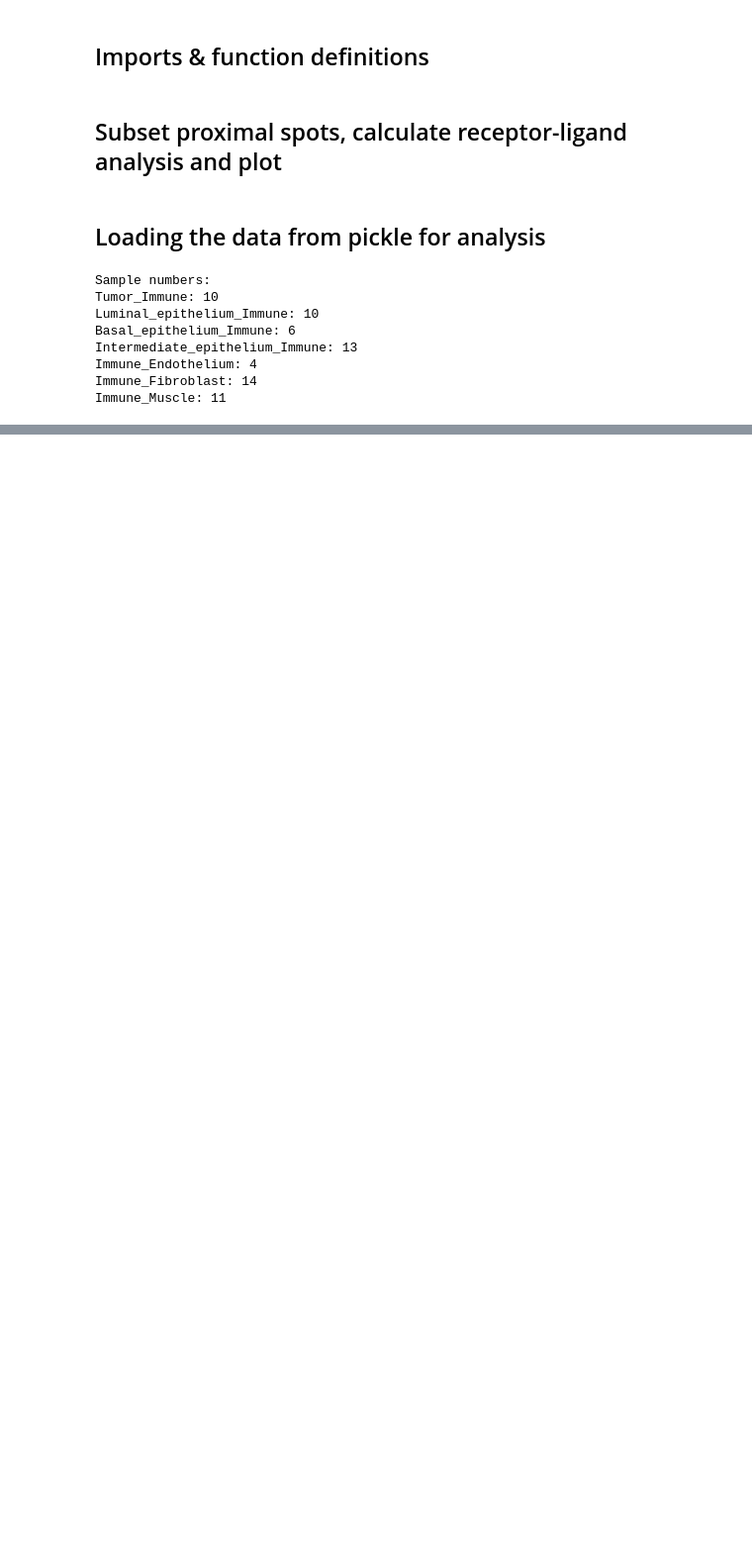
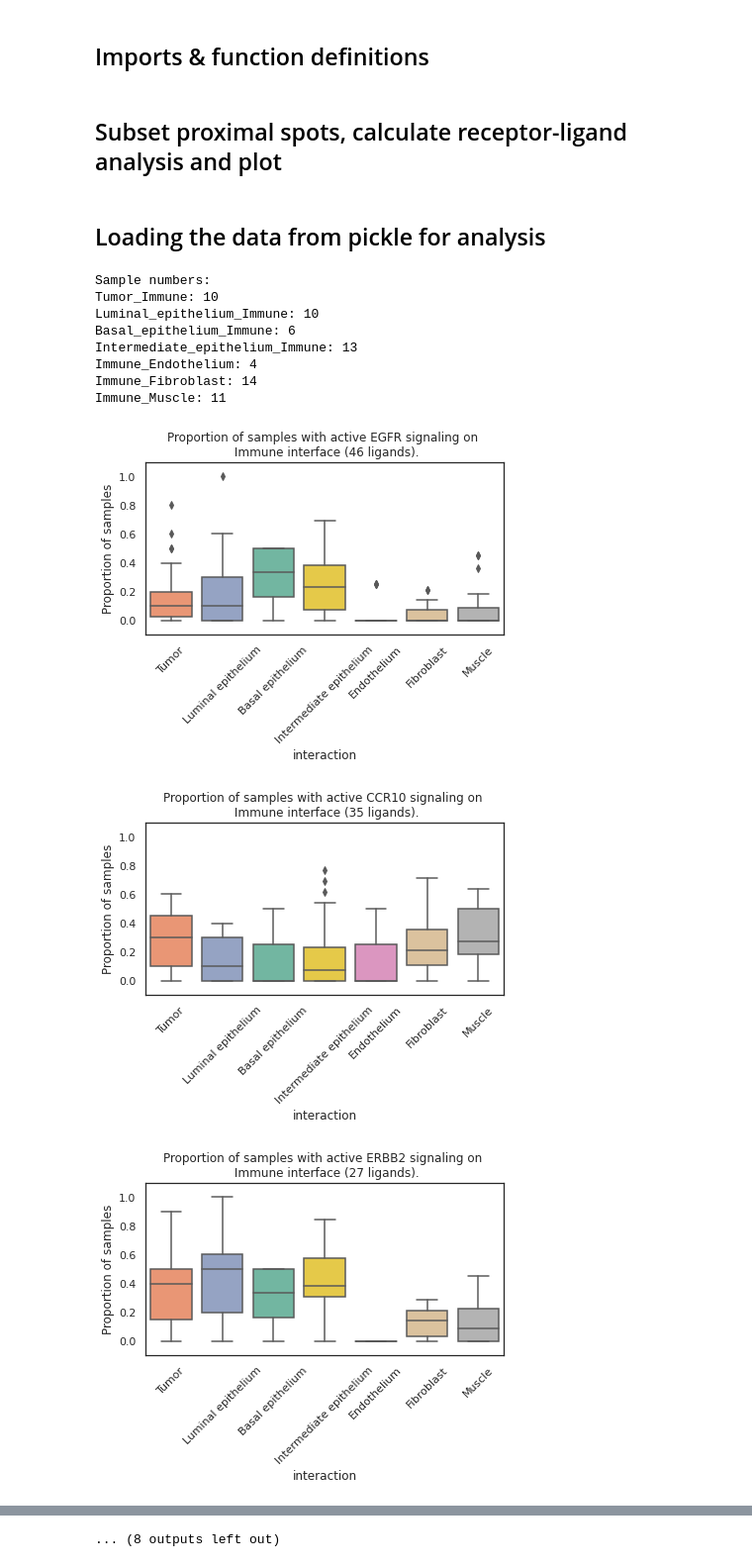
Before and after one commit to akiviaho/spatial, a Jupyter notebook: notebooks/spatial-mapping-based-clusters-receptor-ligand-analyses.ipynb, the cells around one changed output, grey strips where cells are left out. Shown: that part at 99% size. Drawn from its saved outputs; the diff is of its cells as text; code cells hidden in the pictures; blank space fills up the shorter version.

Commit message:
Implemented boxplots with pooled ligand/receptors

```diff
--- a/notebooks/spatial-mapping-based-clusters-receptor-ligand-analyses.ipynb
+++ b/notebooks/spatial-mapping-based-clusters-receptor-ligand-analyses.ipynb
@@ -268,7 +268,7 @@ for i in range(2):
         sc.pl.spatial(slide,color='region_of_interest',
                 crop_coord=sample_crop_coord[sample],
                 size=1.3, alpha_img=0.8, legend_loc=None,na_color='whitesmoke',
-                save=sample+'_'+region_of_interest+'.pdf',show=False
+                save=sample+'_'+region_of_interest+'.pdf_sum',show=False
             )
         it += 1
 # %%
@@ -294,7 +294,7 @@ for tup in regions_to_plot:
 
     sc.pl.spatial(slide,color='proximity_analysis',crop_coord=sample_crop_coord[sample],title='',
                         size=1.3, alpha_img=0.8, legend_loc=None,na_color='whitesmoke',show=False,
-                        save=sample+'_'+source.replace(' ','_')+'_'+target.replace(' ','_')+'.pdf'
+                        save=sample+'_'+source.replace(' ','_')+'_'+target.replace(' ','_')+'.pdf_sum'
                         )
 # %% [markdown]
 ## Loading the data from pickle for analysis
@@ -491,0 +481,38 @@ for l in df_sorted['cluster_label'].unique():
+# %%
+most_common = summarized_ligrec_df[which_molecule].value_counts().index.tolist()[:20]
+
+for mol in most_common:
+
+    df = summarized_ligrec_df.copy()
+    df = df[df[which_molecule]==mol]
+    df = df.pivot_table(values='pct_in',index=anti_molecule,columns='interaction').fillna(0)
+
+    for k in keys:
+        if k not in df.columns:
+            df[k] = 0
+    df = df[keys]
+
+    regs = [r for r in regions if r != roi]
+    sns.set_palette(sns.color_palette([color_dict[key] for key in regs]))
+    plt.figure(figsize=(6,5))
+
+    sns.boxplot(df)
+    #sns.violinplot(df,inner='point')
+
+    plt.xticks(ticks=np.arange(len(regs)),labels=regs,rotation=45)
+    plt.ylim(-0.1,1.1)
+    plt.ylabel('Proportion of samples')
+
+    if which_molecule == 'ligand':
+        plt.title('Proportion of samples with active '+ mol+' signaling on \n '+roi+' interface ('+str(len(df))+' receptors).')
+
+    else:
+        plt.title('Proportion of samples with active '+ mol+' signaling on \n '+roi+' interface ('+str(len(df))+' ligands).')
+    plt.tight_layout()
+
+#    plt.savefig('./plots/interface_ligrec_dotplots/'+mol+'_as_ligand_for_'+roi+'.pdf')
+    plt.show()
+# %% [output]
+[figure, added]
+[figure, added]
+[figure, added]
@@ -491,0 +528 @@ for l in df_sorted['cluster_label'].unique():
+... (8 outputs left out)
```
Also changed, not shown: parts of 23 cells of this notebook.
